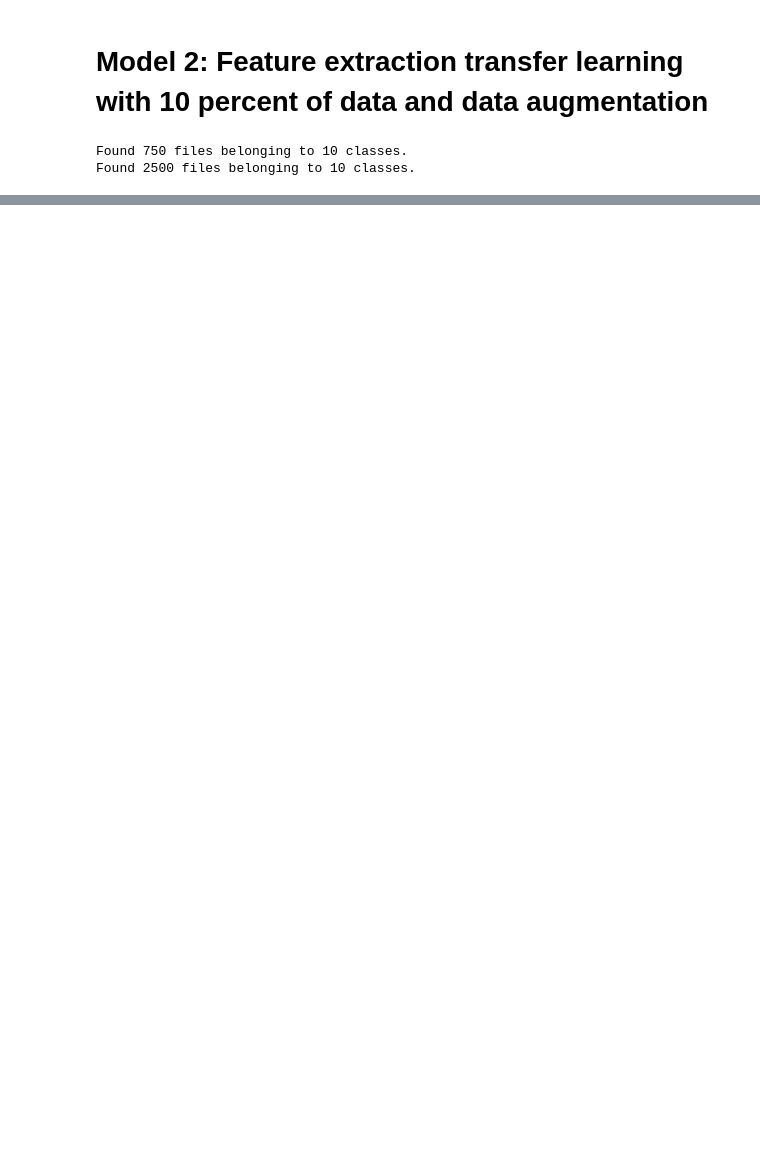
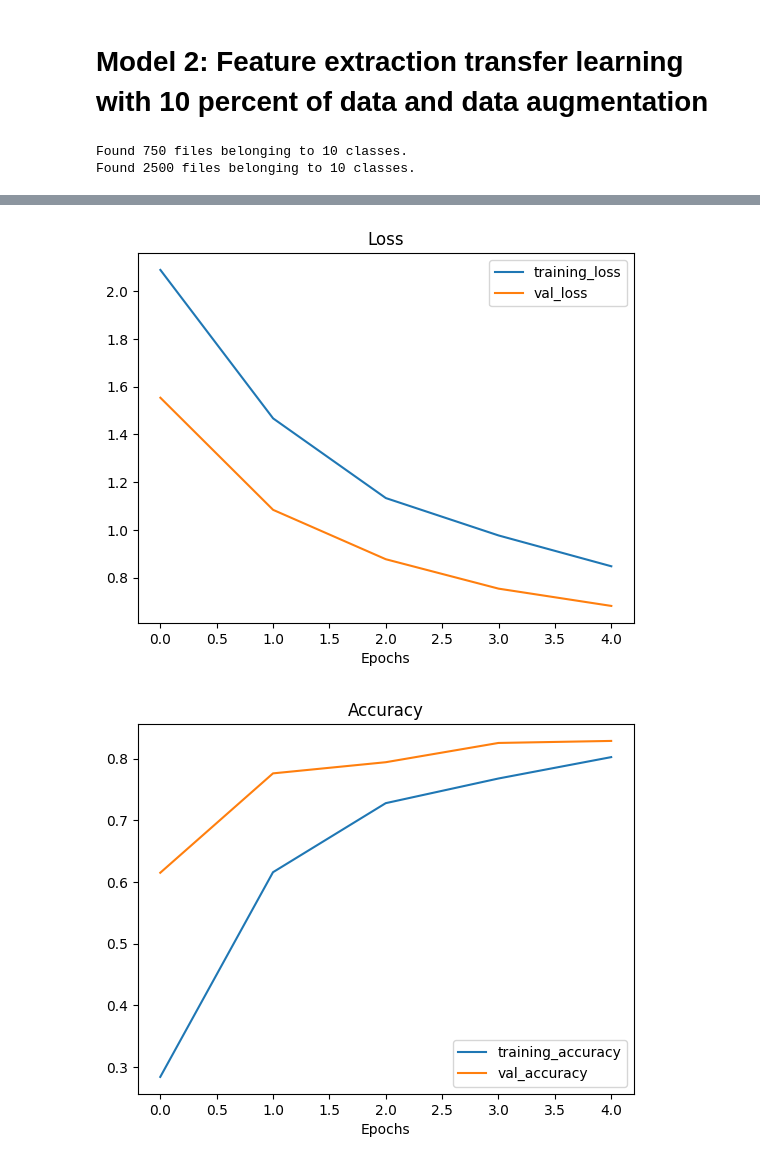
Before and after one commit to databyhuseyn/DeepLearning, a Jupyter notebook: Transfer_Learning_in_Tensorflow_part_2_fine_tuning.ipynb, the cells around one changed output, grey strips where cells are left out. Cells and saved outputs as stored; diff of their text form; code cells hidden in the pictures; blank space fills up the shorter version.

```diff
--- a/Transfer_Learning_in_Tensorflow_part_2_fine_tuning.ipynb
+++ b/Transfer_Learning_in_Tensorflow_part_2_fine_tuning.ipynb
@@ -474,0 +505,19 @@ Epoch 5/5
+# %%
+# Setup the checkpoint path
+checkpoint_path = 'ten_percent_model_checkpoints_weights/checkpoint.ckpt'
+
+# Create a ModelCheckpoint callback that saves the model's weights only
+checkpoint_callback = tf.keras.callbacks.ModelCheckpoint(filepath=checkpoint_path,
+                                                         save_weights_only=True,          # set to Fasle to save the ent
+                                                         save_best_only=True,             # save only the best model weights
+                                                         save_freq='epoch',               # save every epoch
+                                                         verbose=1)
+# %%
+# Fit the model saving checkpoints every epoch
+initial_epochs = 5
+
+history_10_percent_data_aug = model_2.fit(train_data_10_percent,
+                                          epochs=initial_epochs,
+                                          validation_data=test_data,
+                                          validation_steps=int(0.25 * len(test_data)),      # do less steps per validation steps
+                                          callbacks=[checkpoint_callback])
@@ -474,0 +546,5 @@ Epoch 5/5
+# %%
+plot_loss_curves(history_10_percent_data_aug)
+# %% [output]
+[figure, added]
+[figure, added]
```
Also changed, not shown: parts of 53 cells of this notebook.
